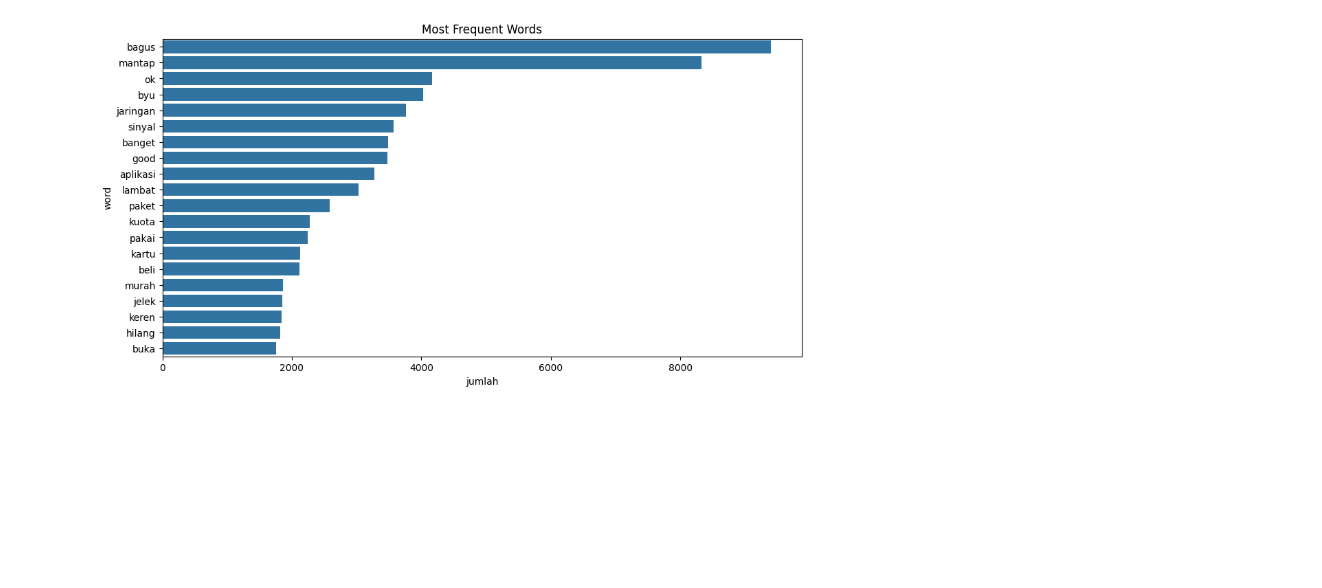
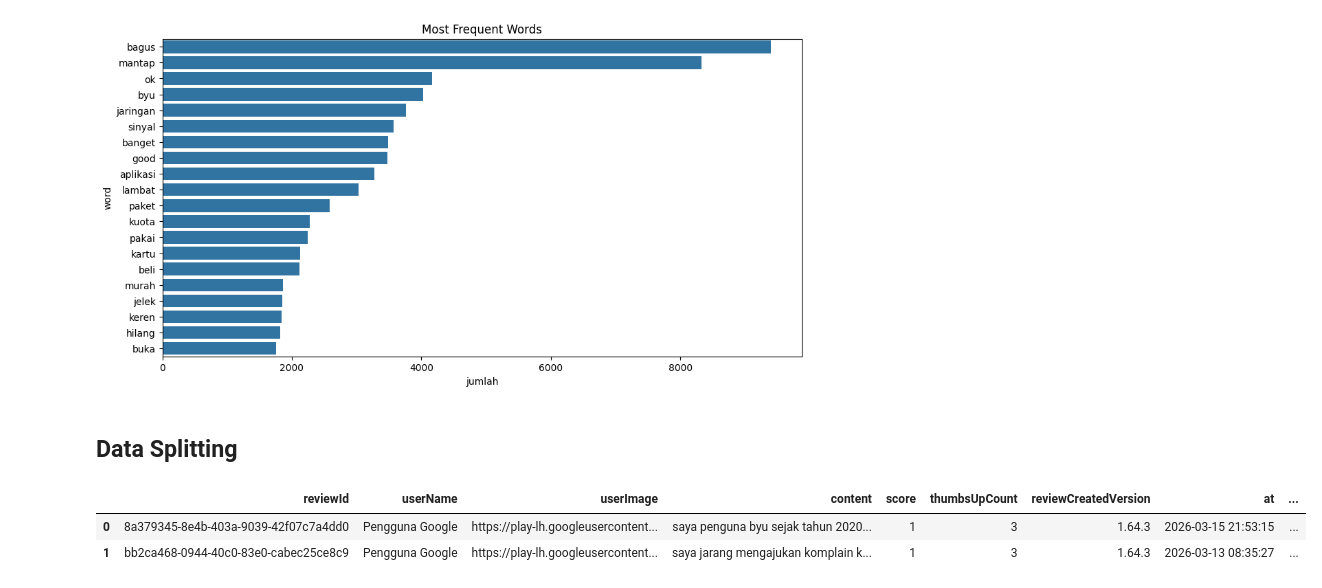
Before and after one commit to Devaaldo/by.u-sentiment-analysis, a Jupyter notebook: bayu_sentimen_analysis.ipynb, the cells around one changed output. Drawn from its saved outputs; the diff is of its cells as text; code cells hidden in the pictures; blank space fills up the shorter version.

```diff
--- a/bayu_sentimen_analysis.ipynb
+++ b/bayu_sentimen_analysis.ipynb
@@ -607,0 +614,8 @@ plt.show()
+# %% [markdown]
+## Data Splitting
+# %%
+clean_df.head(2)
+# %% [output]
+|  | reviewId | userName | userImage | content | score | thumbsUpCount | reviewCreatedVersion | at | ... |
+| 0 | 8a379345-8e4b-403a-9039-42f07c7a4dd0 | Pengguna Google | https://play-lh.googleusercontent... | saya penguna byu sejak tahun 2020... | 1 | 3 | 1.64.3 | 2026-03-15 21:53:15 | ... |
+| 1 | bb2ca468-0944-40c0-83e0-cabec25ce8c9 | Pengguna Google | https://play-lh.googleusercontent... | saya jarang mengajukan komplain k... | 1 | 3 | 1.64.3 | 2026-03-13 08:35:27 | ... |
```
Also changed, not shown: parts of 17 cells of this notebook.
